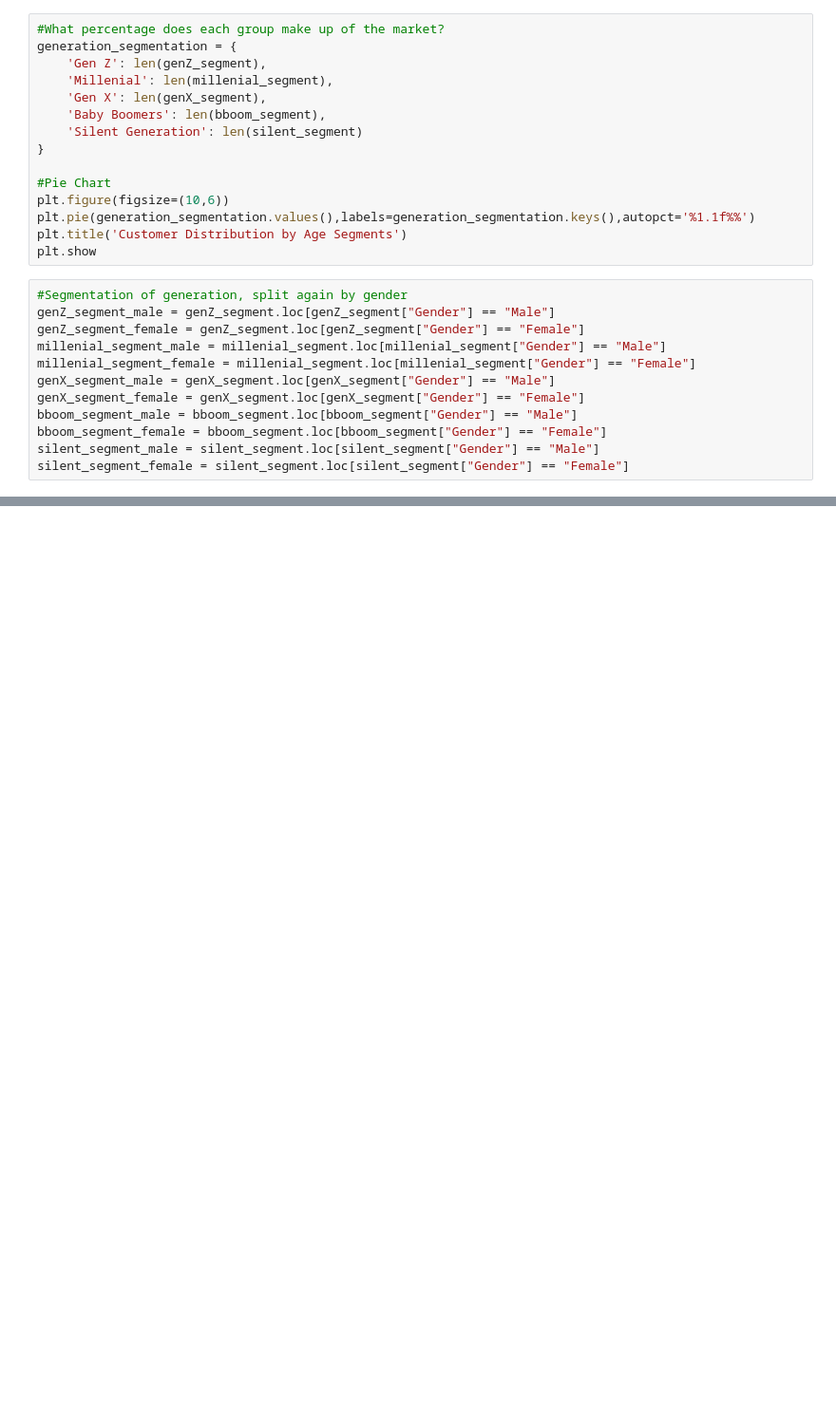
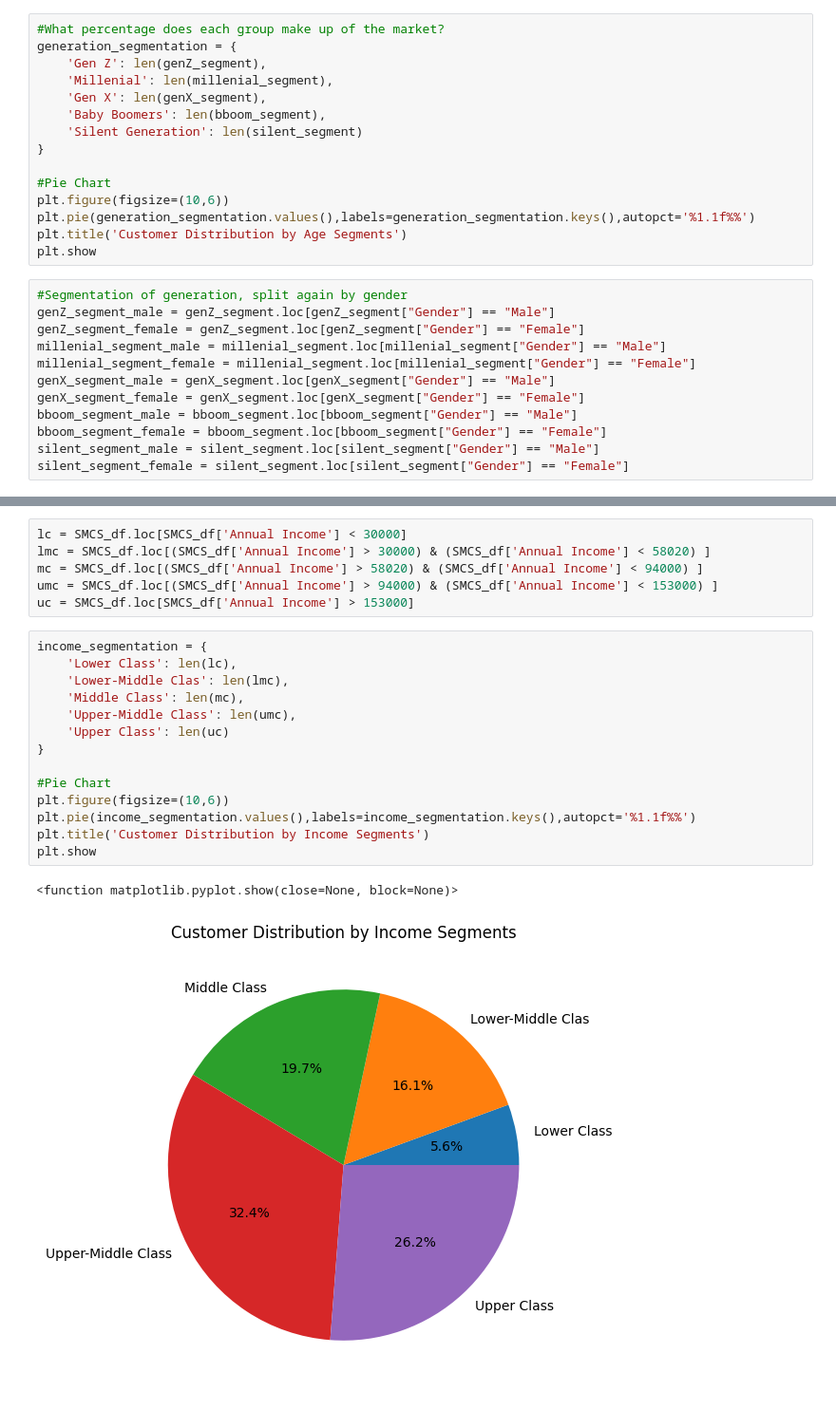
Before and after one commit to build-summer-2024/async-green-Man-final-project, a Jupyter notebook: man_final_project.ipynb, the cells around one changed output, grey strips where cells are left out. Shown at 95% size. Saved outputs shown, nothing was run; the diff lists cells and outputs as text; blank space fills up the shorter version.

Commit message:
Added one more graph

```diff
--- a/man_final_project.ipynb
+++ b/man_final_project.ipynb
@@ -125,0 +109,23 @@ plt.show
+# %%
+lc = SMCS_df.loc[SMCS_df['Annual Income'] < 30000]
+lmc = SMCS_df.loc[(SMCS_df['Annual Income'] > 30000) & (SMCS_df['Annual Income'] < 58020) ]
+mc = SMCS_df.loc[(SMCS_df['Annual Income'] > 58020) & (SMCS_df['Annual Income'] < 94000) ]
+umc = SMCS_df.loc[(SMCS_df['Annual Income'] > 94000) & (SMCS_df['Annual Income'] < 153000) ]
+uc = SMCS_df.loc[SMCS_df['Annual Income'] > 153000]
+# %%
+income_segmentation = {
+    'Lower Class': len(lc),
+    'Lower-Middle Clas': len(lmc),
+    'Middle Class': len(mc),
+    'Upper-Middle Class': len(umc),
+    'Upper Class': len(uc)
+}
+
+#Pie Chart
+plt.figure(figsize=(10,6))
+plt.pie(income_segmentation.values(),labels=income_segmentation.keys(),autopct='%1.1f%%')
+plt.title('Customer Distribution by Income Segments')
+plt.show
+# %% [output]
+<function matplotlib.pyplot.show(close=None, block=None)>
+[figure, added]
```
Also changed, not shown: parts of 3 cells of this notebook, 2 other files.
